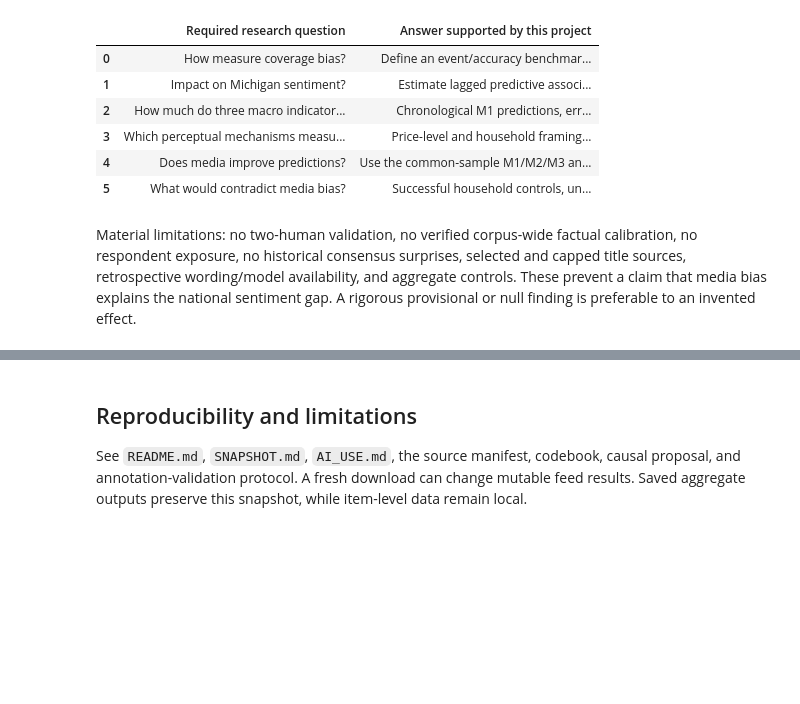
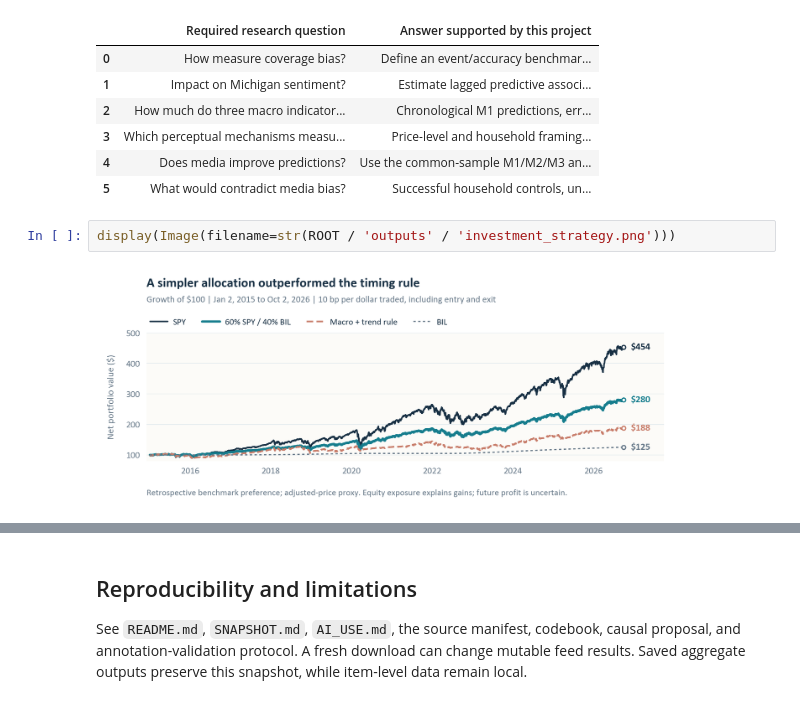
Before and after one commit to ph2606/FRE-GY-7871A-Final-Project, a Jupyter notebook: final_project.ipynb, the cells around one changed output, grey strips where cells are left out. Cells and saved outputs as stored; diff of their text form; blank space fills up the shorter version.

Commit message:
Evaluate costed investment allocations and integrate final results

```diff
--- a/final_project.ipynb
+++ b/final_project.ipynb
@@ -473,5 +548,7 @@ display(pd.DataFrame(item['rows'], columns=item['headers']))
 | 3 | Which perceptual mechanisms measu... | Price-level and household framing... |
 | 4 | Does media improve predictions? | Use the common-sample M1/M2/M3 an... |
 | 5 | What would contradict media bias? | Successful household controls, un... |
-# %% [markdown]
-Material limitations: no two-human validation, no verified corpus-wide factual calibration, no respondent exposure, no historical consensus surprises, selected and capped title sources, retrospective wording/model availability, and aggregate controls. These prevent a claim that media bias explains the national sentiment gap. A rigorous provisional or null finding is preferable to an invented effect.
+# %%
+display(Image(filename=str(ROOT / 'outputs' / 'investment_strategy.png')))
+# %% [output]
+[figure, added]
```
Also changed, not shown: parts of 16 cells of this notebook, 19 other files.
